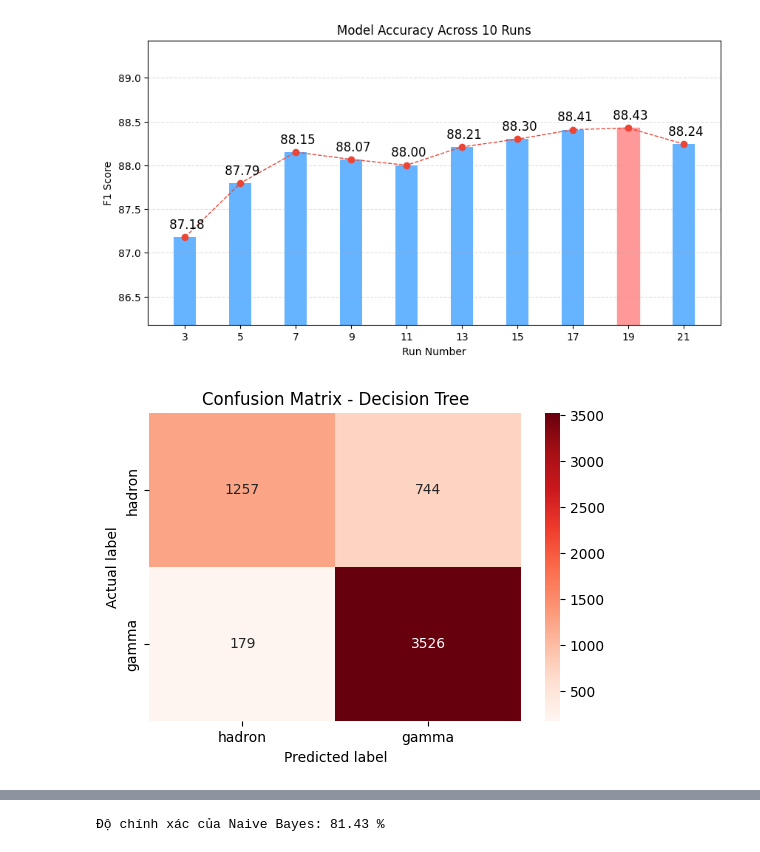
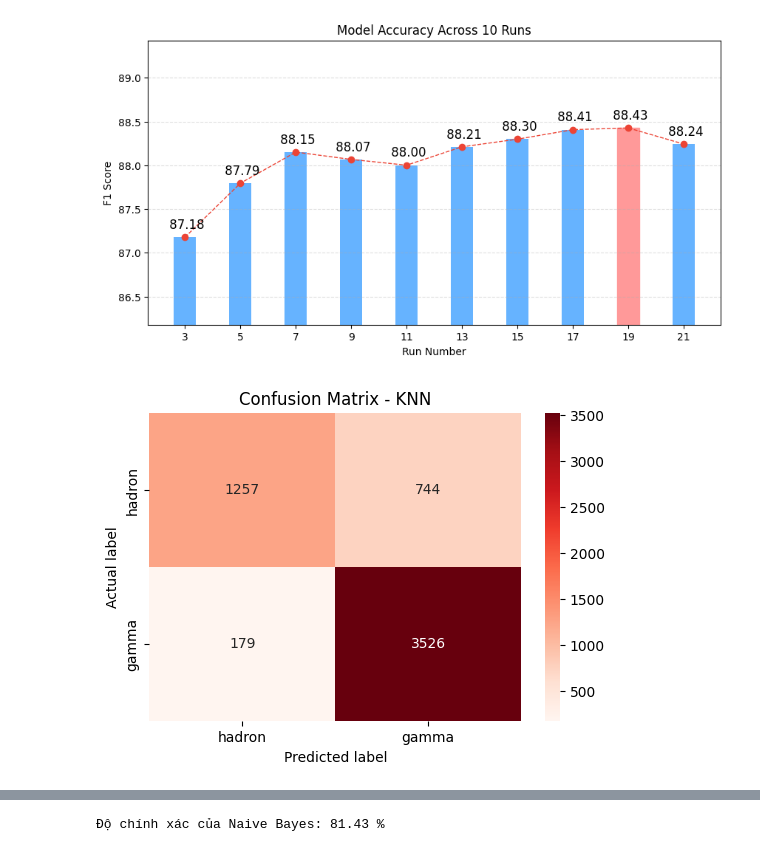
Before and after one commit to hoanle123564/MHUD_Nhom_10, a Jupyter notebook: magic_gamma.ipynb, the cells around one changed output, grey strips where cells are left out. Drawn from its saved outputs; the diff is of its cells as text; code cells hidden in the pictures.

```diff
--- a/magic_gamma.ipynb
+++ b/magic_gamma.ipynb
@@ -198,11 +232,11 @@ plt.show()
 # %%
 cm_KNN = confusion_matrix(y_test, best_pred_KNN)
 
 plt.figure(figsize=(6,4))
 sns.heatmap(cm_KNN, annot=True, fmt='d', cmap='Reds', xticklabels=['hadron','gamma'], yticklabels=['hadron','gamma'])
 plt.xlabel('Predicted label')
 plt.ylabel('Actual label')
-plt.title('Confusion Matrix - Decision Tree')
+plt.title('Confusion Matrix - KNN')
 plt.show()
 # %% [output]
-[figure, old version]
+[figure, new version]
```
Also changed, not shown: parts of 12 cells of this notebook.
